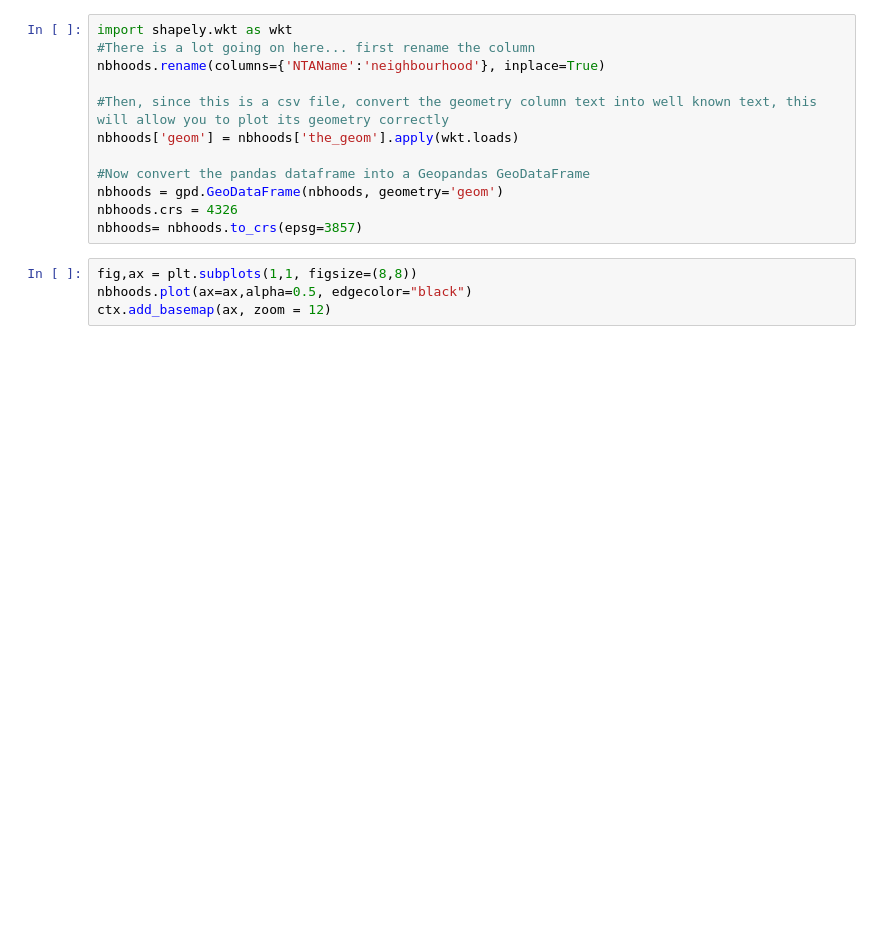
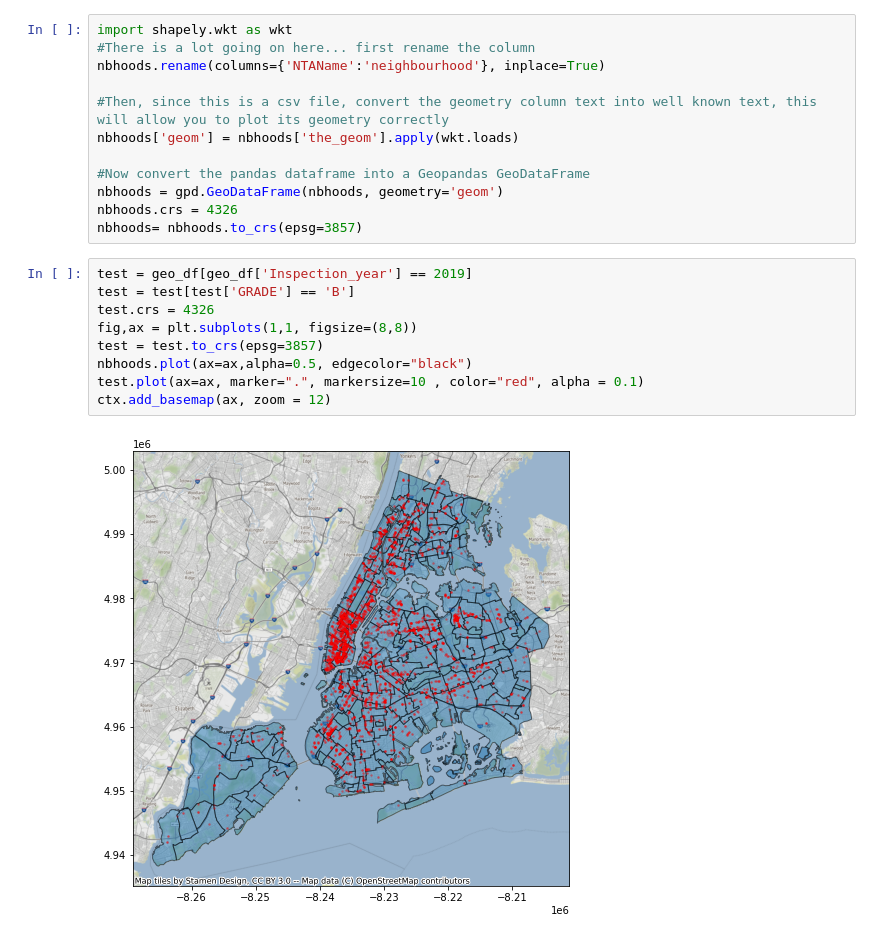
Before and after one commit to TianyingTina/Big-Data-Project, a Jupyter notebook: Big-data-preprocessing.ipynb, the cells around one changed output. Drawn from its saved outputs; the diff is of its cells as text; blank space fills up the shorter version.

```diff
--- a/Big-data-preprocessing.ipynb
+++ b/Big-data-preprocessing.ipynb
@@ -267,6 +437,13 @@ nbhoods = gpd.GeoDataFrame(nbhoods, geometry='geom')
 nbhoods.crs = 4326
 nbhoods= nbhoods.to_crs(epsg=3857)
 # %%
+test = geo_df[geo_df['Inspection_year'] == 2019]
+test = test[test['GRADE'] == 'B']
+test.crs = 4326
 fig,ax = plt.subplots(1,1, figsize=(8,8))
+test = test.to_crs(epsg=3857)
 nbhoods.plot(ax=ax,alpha=0.5, edgecolor="black")
+test.plot(ax=ax, marker=".", markersize=10 , color="red", alpha = 0.1)
 ctx.add_basemap(ax, zoom = 12)
+# %% [output]
+[figure, added]
```
Also changed, not shown: parts of 69 cells of this notebook.
